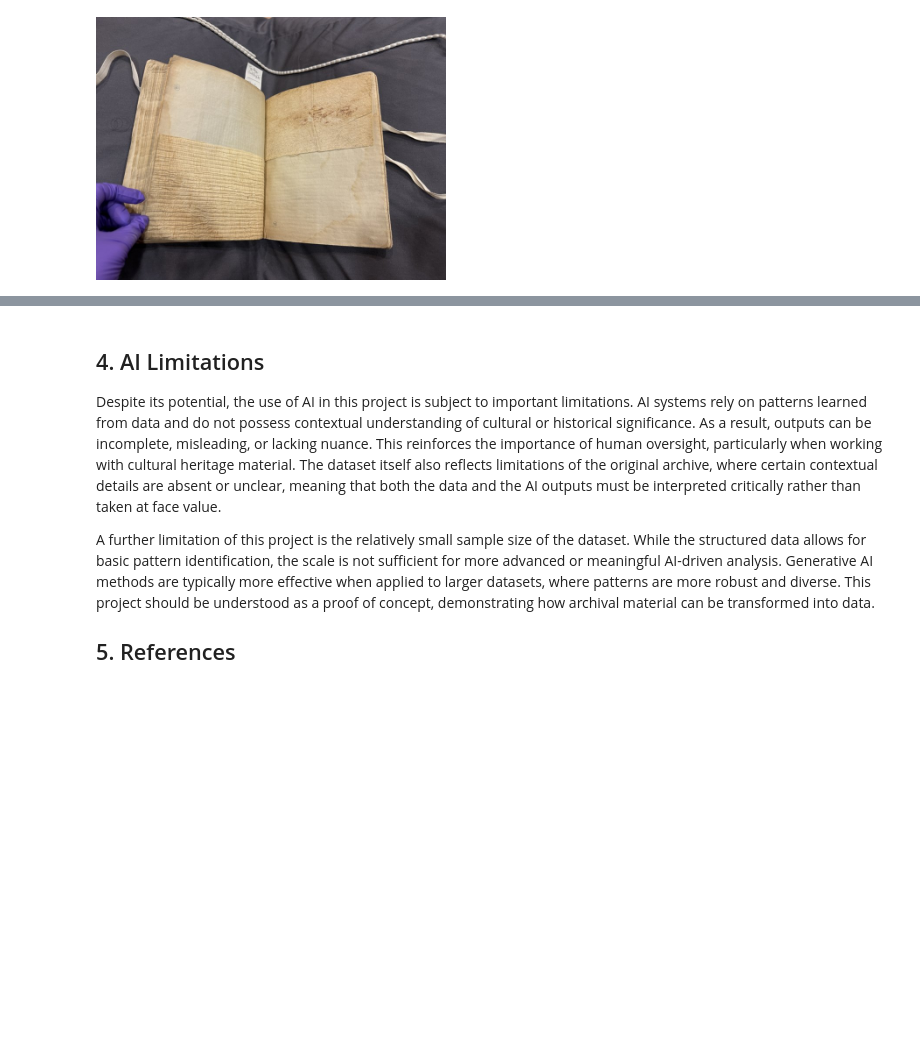
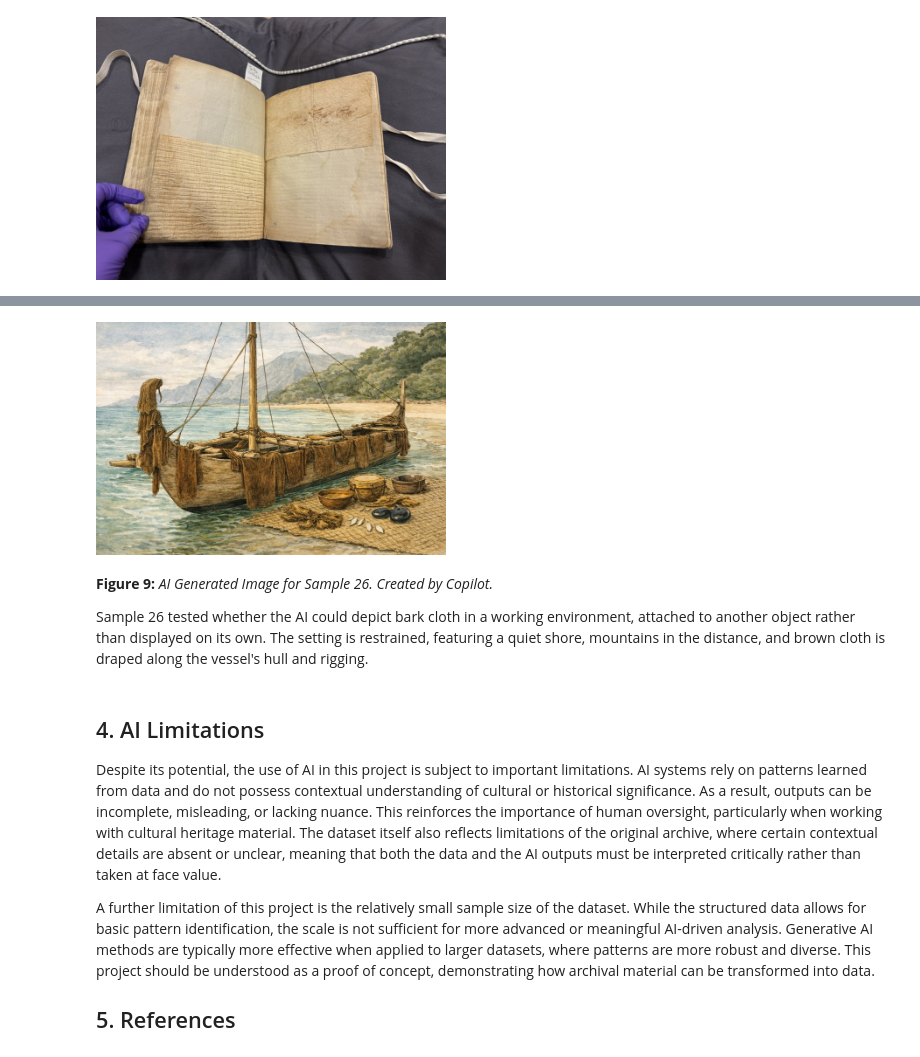
Before and after one commit to AlexMeiklejon/AI-for-A-H-B, a Jupyter notebook: ai_arts_portfolio.ipynb, the cells around one changed output, grey strips where cells are left out. Drawn from its saved outputs; the diff is of its cells as text; code cells hidden in the pictures; blank space fills up the shorter version.

```diff
--- a/ai_arts_portfolio.ipynb
+++ b/ai_arts_portfolio.ipynb
@@ -357,3 +393,11 @@ Image("images/Image 2.jpg", width=350)
+# %%
+Image("images/Sample 26 AI.jpg", width=350)
+# %% [output]
+[figure, added]
+# %% [markdown]
+**Figure 9:** *AI Generated Image for Sample 26. Created by Copilot.*
+
+Sample 26 tested whether the AI could depict bark cloth in a working environment, attached to another object rather than displayed on its own. The setting is restrained, featuring a quiet shore, mountains in the distance, and brown cloth is draped along the vessel's hull and rigging.
 # %% [markdown]
 
 
```
Also changed, not shown: parts of 7 cells of this notebook.
